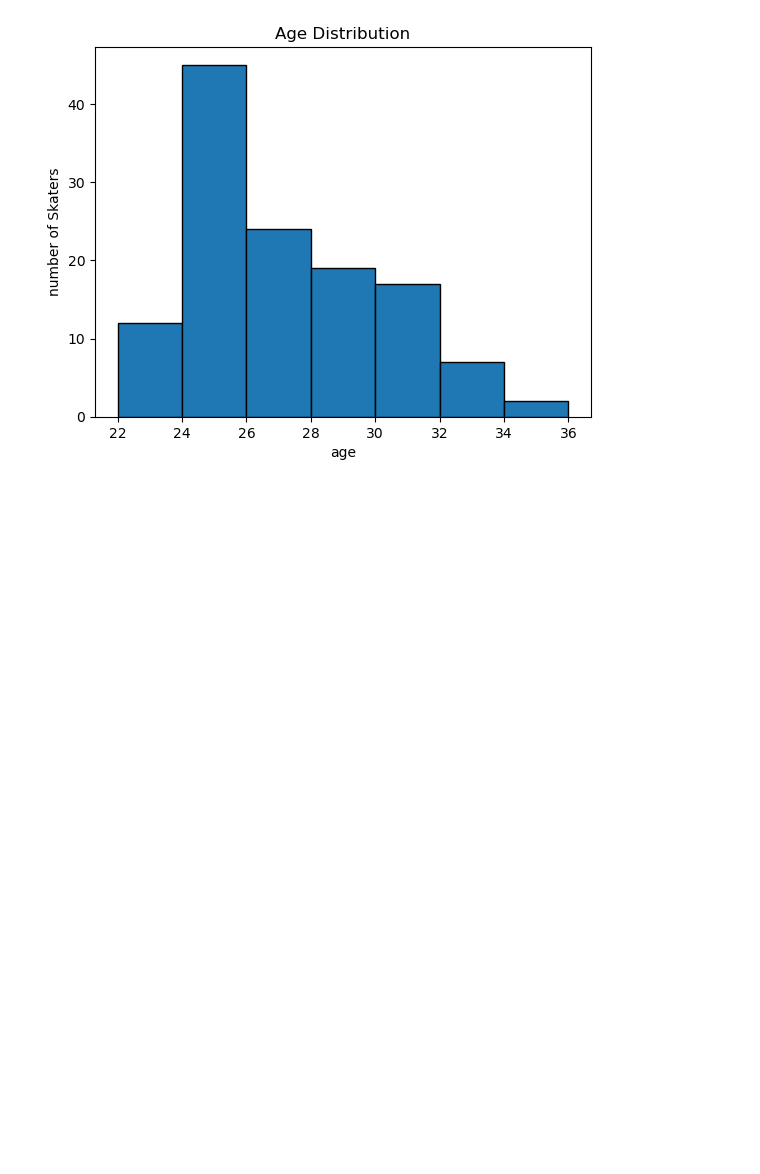
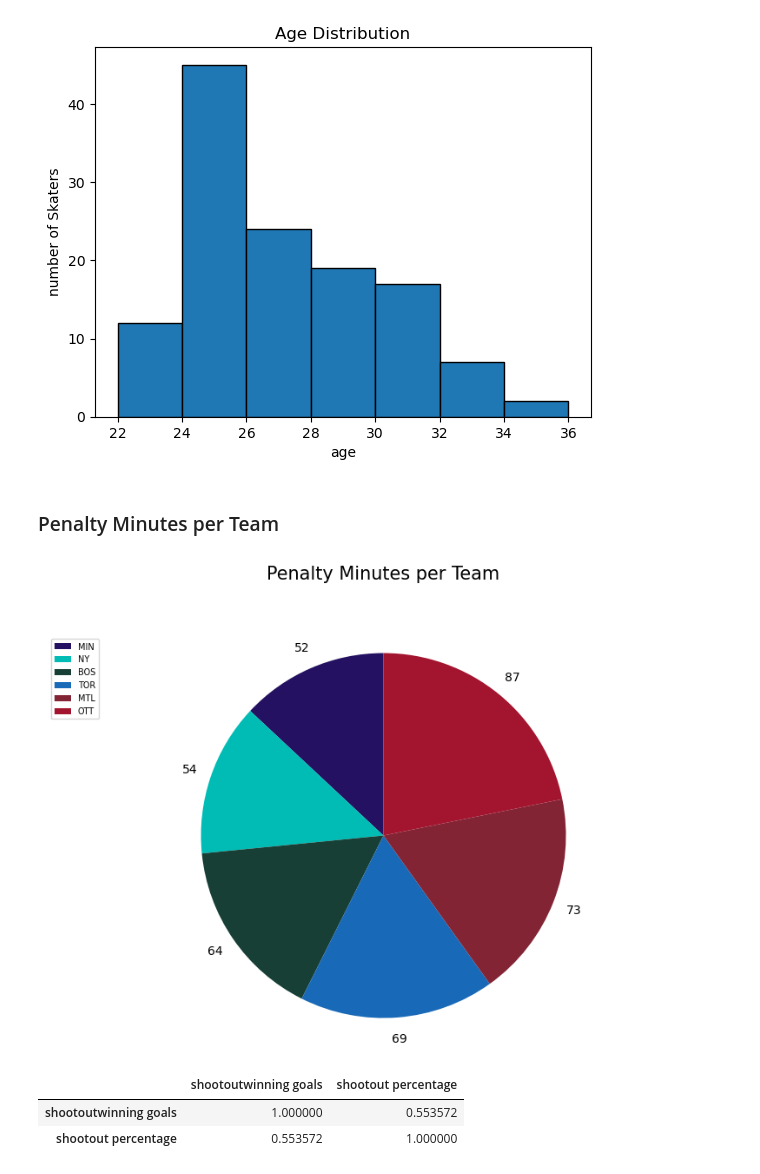
Before and after one commit to AGasconAfriat/pwhl_data-analysis, a Jupyter notebook: visualizations.ipynb, the cells around one changed output. Cells and saved outputs as stored; diff of their text form; code cells hidden in the pictures; blank space fills up the shorter version.

```diff
--- a/visualizations.ipynb
+++ b/visualizations.ipynb
@@ -169,3 +169,36 @@ plt.ylabel('number of Skaters')
 plt.show()
 # %% [output]
 [figure]
+# %% [markdown]
+### Penalty Minutes per Team
+# %%
+penalty_min = df.groupby("team")["penalty minutes"].sum().sort_values()
+colors_list = []
+for team in penalty_min.index:
+    colors_list.append(teams[team]["color"])
+penalty_min.plot(kind='pie',
+             figsize=(10, 6),
+             autopct= lambda x: '{:.0f}'.format(x*4),
+             startangle=90,
+             shadow=False,
+             labels=None,         # turn off labels on pie chart
+             ylabel='',           # remove series name on the left of the chart
+             pctdistance=1.12,    # the ratio between the center of each pie slice and the start of the text generated by autopct
+             colors=colors_list)
+
+# scale the title up by 12% to match pctdistance
+plt.title('Penalty Minutes per Team', y=1.12, fontsize = 15)
+
+plt.axis('equal')
+
+# add legend
+plt.legend(labels=penalty_min.index, loc='upper left', fontsize=7)
+plt.show()
+# %% [output]
+[figure, added]
+# %%
+df[["shootoutwinning goals", "shootout percentage"]].corr()
+# %% [output]
+|  | shootoutwinning goals | shootout percentage |
+| shootoutwinning goals | 1.000000 | 0.553572 |
+| shootout percentage | 0.553572 | 1.000000 |
```
Also changed, not shown: parts of 5 cells of this notebook.
